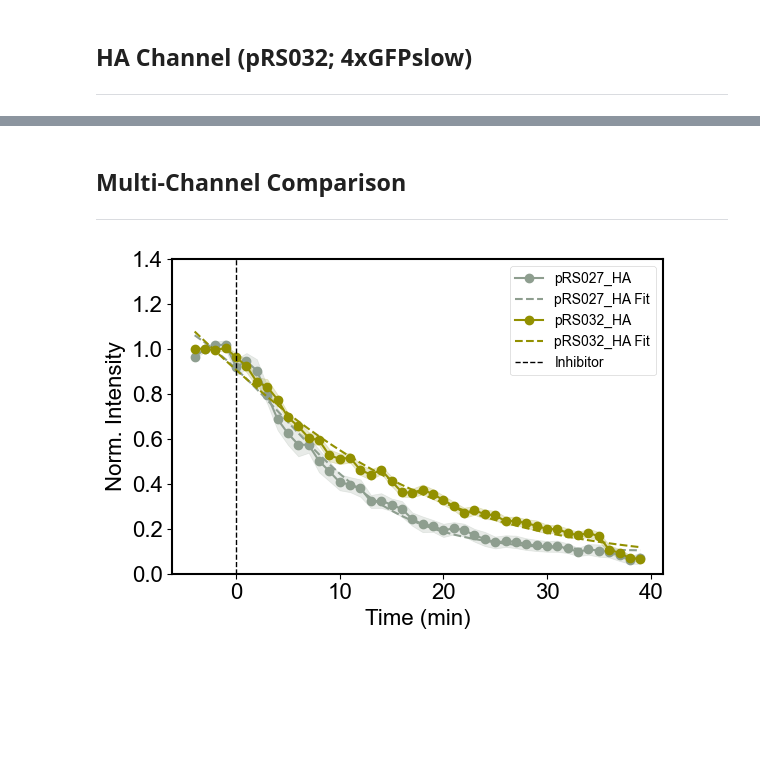
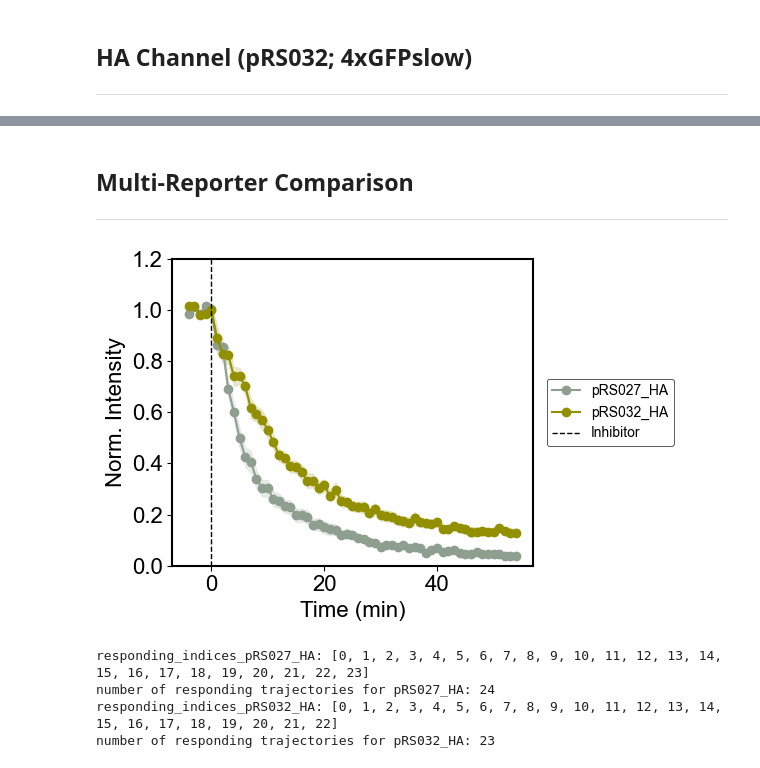
Before and after one commit to ningzhaoAnschutz/cof_paper, a Jupyter notebook: notebooks/Inhibitors/Fig 3_Harringtonine_Fast vs Slow.ipynb, the cells around one changed output, grey strips where cells are left out. Drawn from its saved outputs; the diff is of its cells as text; code cells hidden in the pictures; blank space fills up the shorter version.

```diff
--- a/notebooks/Inhibitors/Fig 3_Harringtonine_Fast vs Slow.ipynb
+++ b/notebooks/Inhibitors/Fig 3_Harringtonine_Fast vs Slow.ipynb
@@ -97,0 +173,35 @@ TypeError: object of type 'NoneType' has no len()
+# %%
+substring_in_data_dir = 'pRS032'
+selected_field = 'spot_int_ch_0'
+plot_name = 'pRS032_HA'
+
+responding_indices_pRS032_HA, frames_pRS032_HA, intensities_pRS032_HA, _, _, _, _, _ = INH.process_inhibitor_data(
+    data_dir, inhibitor_frame_index, substring_in_data_dir, selected_field,
+    use_sem, show_summary, max_percentage_threshold_after_treatment,remove_frame_at_inhibitor_application=False,
+)
+
+
+results=INH.plot_inhibitor(
+    frames_pRS032_HA,                                # np.ndarray – time array
+    intensities_pRS032_HA,                           # np.ndarray – 2D (cells × frames)
+    inhibitor_frame_index,                           # int – treatment frame index
+    results_folder=results_folder,                   # Path – save location
+    plot_name=plot_name,                             # str – filename suffix
+    responding_indices=responding_indices_pRS032_HA, # list – which cells to include
+    figsize=(6, 4),                                  # tuple
+    use_sem=True,                                    # bool – SEM vs SD for error band
+    show_individual_trajectories=True,               # bool – gray individual traces
+    ylims=(0, 1.5),                                  # tuple – y-axis limits
+    y_label='Norm. Intensity',                       # str
+    treatment_label='Inhibitor',                     # str – label for treatment line
+    show_treatment_line=True,                        # bool – vertical line at t=0
+    fit_model='heaviside',                           # 'linear'|'exponential'|'heaviside'|None
+    fit_start_idx=inhibitor_frame_index+1,           # int – fit range start (default: inh frame)
+    fit_end_idx=None,                                # int – fit range end (default: last frame)
+    show_fit=True,                                   # bool – overlay fitted curve
+    show_runoff_time=True,                           # bool – draw t½ and τ_runoff lines
+    runoff_fraction=0.95,                            # float – threshold for run-off (0.95 = 95%)
+)
+
+print("responding_indices_pRS032_HA:", responding_indices_pRS032_HA)
+print("number of responding trajectories for pRS032_HA:", len(responding_indices_pRS032_HA))
@@ -98,22 +295,30 @@ TypeError: object of type 'NoneType' has no len()
 # %% [markdown]
-## Multi-Channel Comparison
+## Multi-Reporter Comparison
 ___
 # %%
 INH.plot_multiple_inhibitors(
     [frames_pRS027_HA, frames_pRS032_HA,],
     [intensities_pRS027_HA, intensities_pRS032_HA],
     inhibitor_frame_index,
     responding_indices_list=[responding_indices_pRS027_HA, responding_indices_pRS032_HA],
     colors=['#8E9E8F', '#929000'],
     legend_labels=['pRS027_HA', 'pRS032_HA'],
     plot_name='HT_multi',
-    threshold_percentage_for_runoff=-0.4,
-    ylims = (0, 1.4),
-    use_sigmoidal_fit=use_sigmoidal_fit,
+    #threshold_percentage_for_runoff=-0.4,
+    ylims = (0, 1.2),
     figsize=figsize,
     use_sem=use_sem,
     show_individual_trajectories=show_individual_trajectories,
     results_folder=results_folder,
 )
+
+print("responding_indices_pRS027_HA:", responding_indices_pRS027_HA)
+print("number of responding trajectories for pRS027_HA:", len(responding_indices_pRS027_HA))
+print("responding_indices_pRS032_HA:", responding_indices_pRS032_HA)
+print("number of responding trajectories for pRS032_HA:", len(responding_indices_pRS032_HA))
 # %% [output]
-[figure, old version]
+[figure, new version]
+responding_indices_pRS027_HA: [0, 1, 2, 3, 4, 5, 6, 7, 8, 9, 10, 11, 12, 13, 14, 15, 16, 17, 18, 19, 20, 21, 22, 23]
+number of responding trajectories for pRS027_HA: 24
+responding_indices_pRS032_HA: [0, 1, 2, 3, 4, 5, 6, 7, 8, 9, 10, 11, 12, 13, 14, 15, 16, 17, 18, 19, 20, 21, 22]
+number of responding trajectories for pRS032_HA: 23
```
Also changed, not shown: parts of 11 cells of this notebook, 5 other files.
